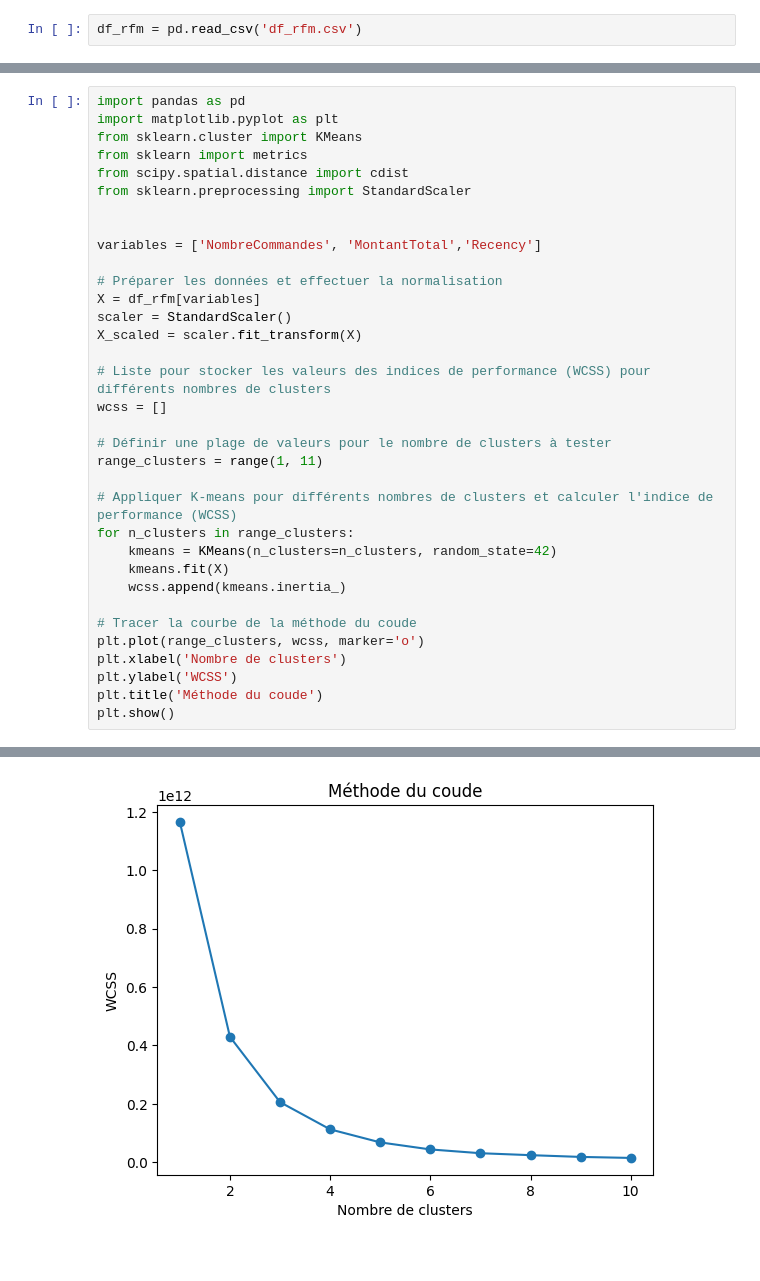
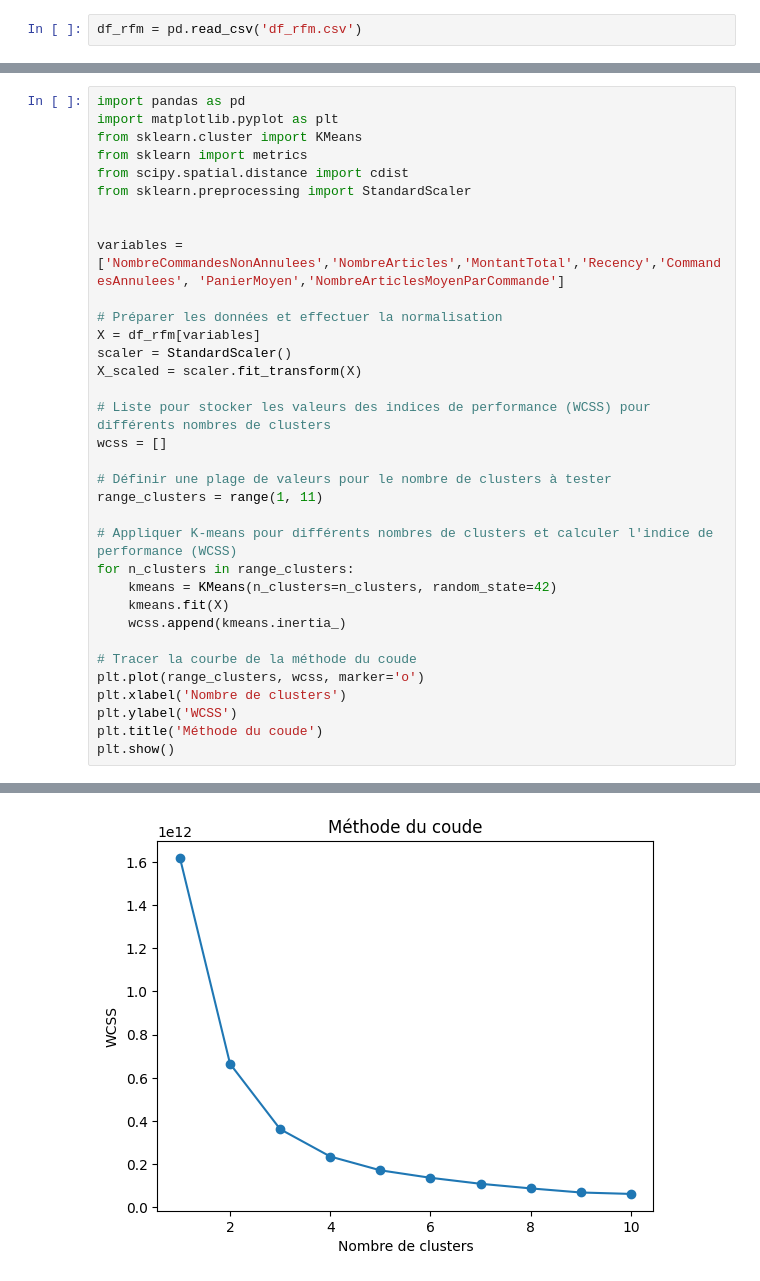
Before and after one commit to Manonp59/uk-retail, a Jupyter notebook: modelisation.ipynb, the cells around one changed output, grey strips where cells are left out. Cells and saved outputs as stored; diff of their text form.

```diff
--- a/modelisation.ipynb
+++ b/modelisation.ipynb
@@ -18,7 +25,7 @@ from scipy.spatial.distance import cdist
 from sklearn.preprocessing import StandardScaler
 
 
-variables = ['NombreCommandes', 'MontantTotal','Recency']
+variables = ['NombreCommandesNonAnnulees','NombreArticles','MontantTotal','Recency','CommandesAnnulees', 'PanierMoyen','NombreArticlesMoyenParCommande']
 
 # Préparer les données et effectuer la normalisation
 X = df_rfm[variables]
@@ -64,4 +54,4 @@ The default value of `n_init` will change from 10 to 'auto' in 1.4. Set the valu
-[figure, old version]
+[figure, new version]
 # %%
 import pandas as pd
 from sklearn.cluster import KMeans
```
Also changed, not shown: parts of 12 cells of this notebook, 7 other files.
